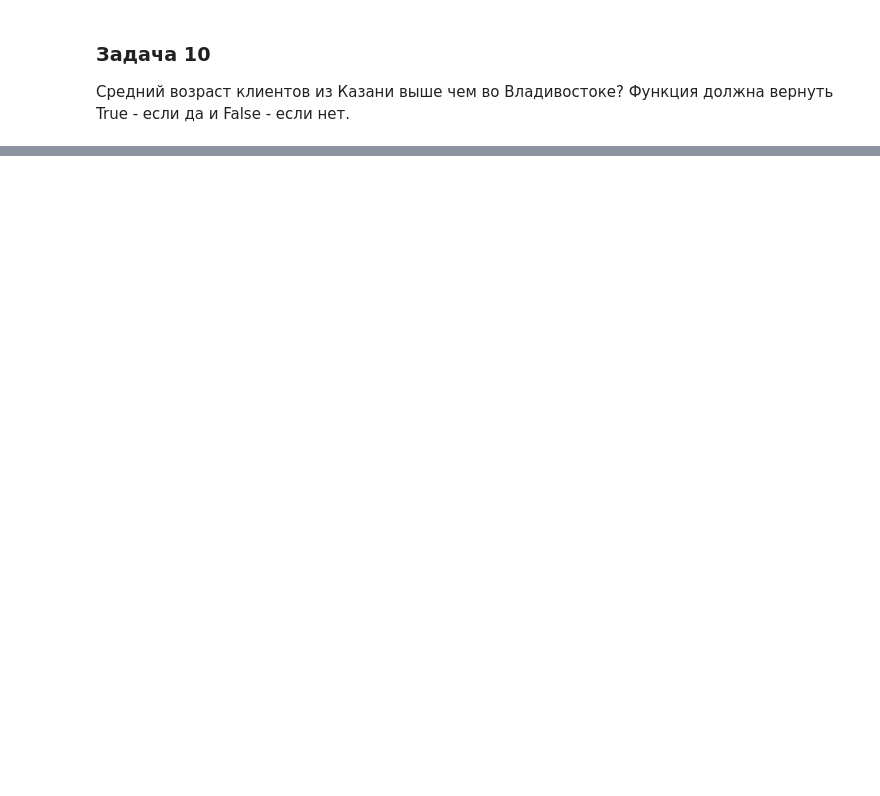
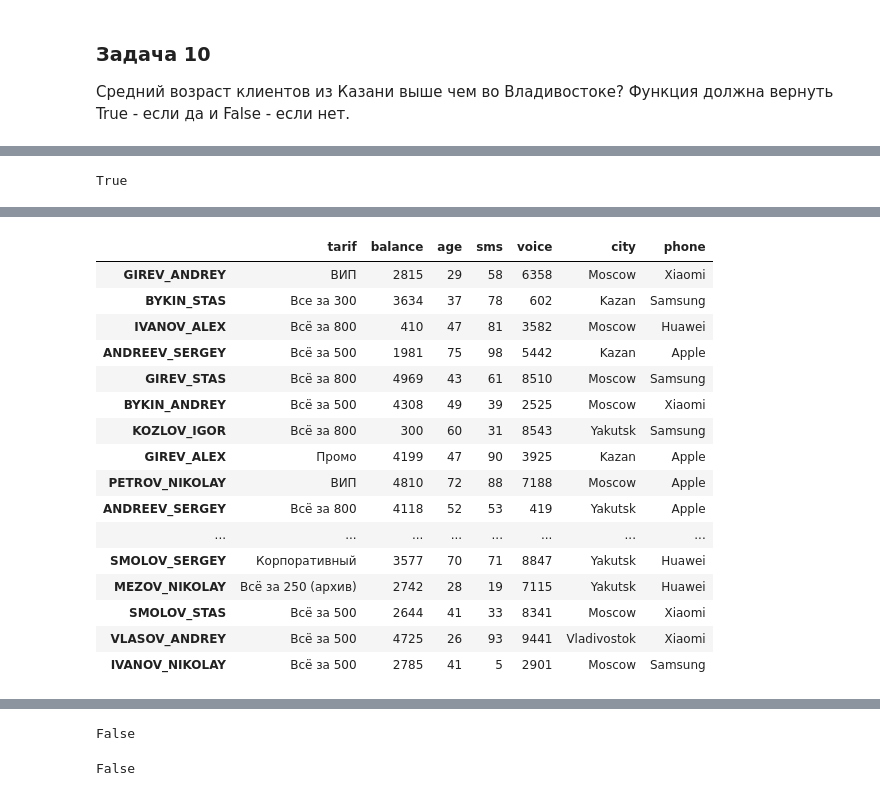
Before and after one commit to TaliyIvanov/Pandas-Numpy, a Jupyter notebook: Step_3.13-3.14_Контрольная работа 1.ipynb, the cells around one changed output, grey strips where cells are left out. Cells and saved outputs as stored; diff of their text form; code cells hidden in the pictures; blank space fills up the shorter version.

```diff
--- a/Step_3.13-3.14_Контрольная работа 1.ipynb
+++ b/Step_3.13-3.14_Контрольная работа 1.ipynb
@@ -663,0 +702,3 @@ Cредний возраст клиентов из Казани выше чем
+# %%
+df_vl=df[df['city'] == 'Vladivostok']
+df_vl
@@ -664,11 +711,60 @@ Cредний возраст клиентов из Казани выше чем
+# %%
+df_kaz['age'].mean() > df_vl['age'].mean()
+# %% [output]
+True
+# %%
+#Итоговый вариант решения
+import pandas as pd
+
+def solution(df):
+    df_kaz=df[df['city'] == 'Kazan']
+    df_vl=df[df['city'] == 'Vladivostok']
+    return df_kaz['age'].mean() > df_vl['age'].mean()
+# %%
+#Упрощенный итоговый вариант
+import pandas as pd
+
+def solution(df):
+    return df[df.city == 'Kazan'].age.mean() > df[df.city == 'Moscow'].age.mean()
 # %% [markdown]
 ### Задача 11
 Создайте индекс для строк на основе столбцов surname и name. После создания индекса удалите столбцы surname и name:
 
 ![Картинка испарилась(((](https://ucarecdn.com/ee142679-898a-4a99-b075-98c5269368ea/)
 (На картинке первые 11 строк финального датафрейма. Вам нужно выполнить действия для каждой строки и вернуть датафрейм полностью)
+# %%
+def solution(df):
+    df.index = df['surname'].str.upper() + '_' + df['name'].str.upper()
+    del [df['surname'], df['name']]
+    return df
+# %%
+solution(df)
+# %% [output]
+|  | tarif | balance | age | sms | voice | city | phone |
+| GIREV_ANDREY | ВИП | 2815 | 29 | 58 | 6358 | Moscow | Xiaomi |
+| BYKIN_STAS | Все за 300 | 3634 | 37 | 78 | 602 | Kazan | Samsung |
+| IVANOV_ALEX | Всё за 800 | 410 | 47 | 81 | 3582 | Moscow | Huawei |
+| ANDREEV_SERGEY | Всё за 500 | 1981 | 75 | 98 | 5442 | Kazan | Apple |
+| GIREV_STAS | Всё за 800 | 4969 | 43 | 61 | 8510 | Moscow | Samsung |
+| BYKIN_ANDREY | Всё за 500 | 4308 | 49 | 39 | 2525 | Moscow | Xiaomi |
+| KOZLOV_IGOR | Всё за 800 | 300 | 60 | 31 | 8543 | Yakutsk | Samsung |
+| GIREV_ALEX | Промо | 4199 | 47 | 90 | 3925 | Kazan | Apple |
+| PETROV_NIKOLAY | ВИП | 4810 | 72 | 88 | 7188 | Moscow | Apple |
+| ANDREEV_SERGEY | Всё за 800 | 4118 | 52 | 53 | 419 | Yakutsk | Apple |
+| ... | ... | ... | ... | ... | ... | ... | ... |
+| SMOLOV_SERGEY | Корпоративный | 3577 | 70 | 71 | 8847 | Yakutsk | Huawei |
+| MEZOV_NIKOLAY | Всё за 250 (архив) | 2742 | 28 | 19 | 7115 | Yakutsk | Huawei |
+| SMOLOV_STAS | Всё за 500 | 2644 | 41 | 33 | 8341 | Moscow | Xiaomi |
+| VLASOV_ANDREY | Всё за 500 | 4725 | 26 | 93 | 9441 | Vladivostok | Xiaomi |
+| IVANOV_NIKOLAY | Всё за 500 | 2785 | 41 | 5 | 2901 | Moscow | Samsung |
 # %% [markdown]
 ### Задача 12
 Являются ли лейблы строк уникальными (не повторяющимися)? Верните True - если уникальные и False - если есть дубли. Пример входящего датафрейма:
 
 ![Картинка испарилась(((](https://ucarecdn.com/7e5eb4d9-62d0-488c-acff-f83448b3cd95/)
+# %%
+#Мой топорный вариант решения. Если неуникальны. то количество не совпадет
+df12 = df
+len(df12.index) == len(df12.index.unique())
+# %% [output]
+False
@@ -674,0 +777,4 @@ Cредний возраст клиентов из Казани выше чем
+# %%
+solution(df)
+# %% [output]
+False
```
Also changed, not shown: parts of 17 cells of this notebook, 12 other files.
